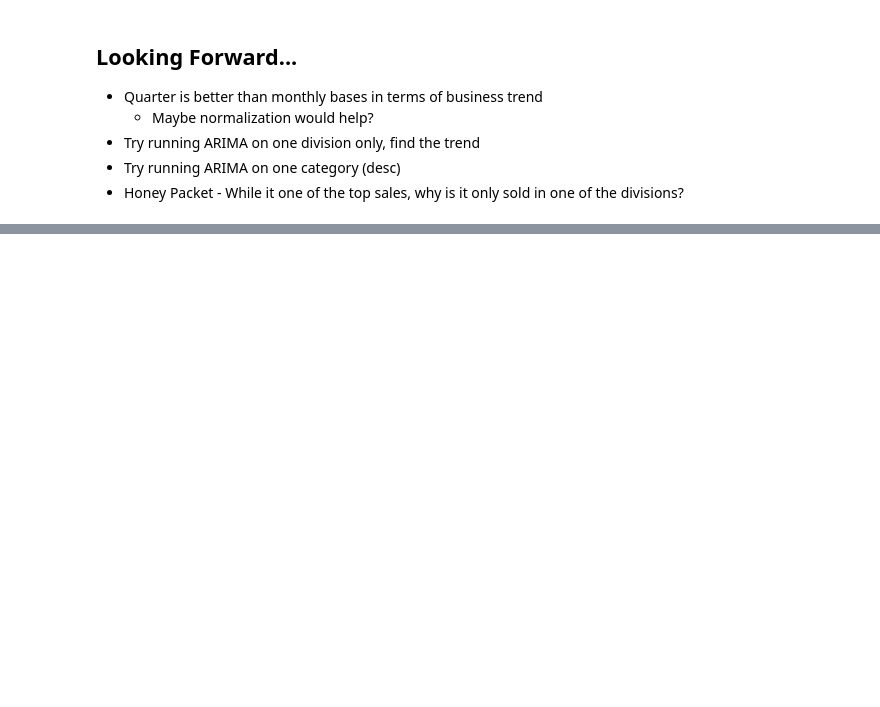
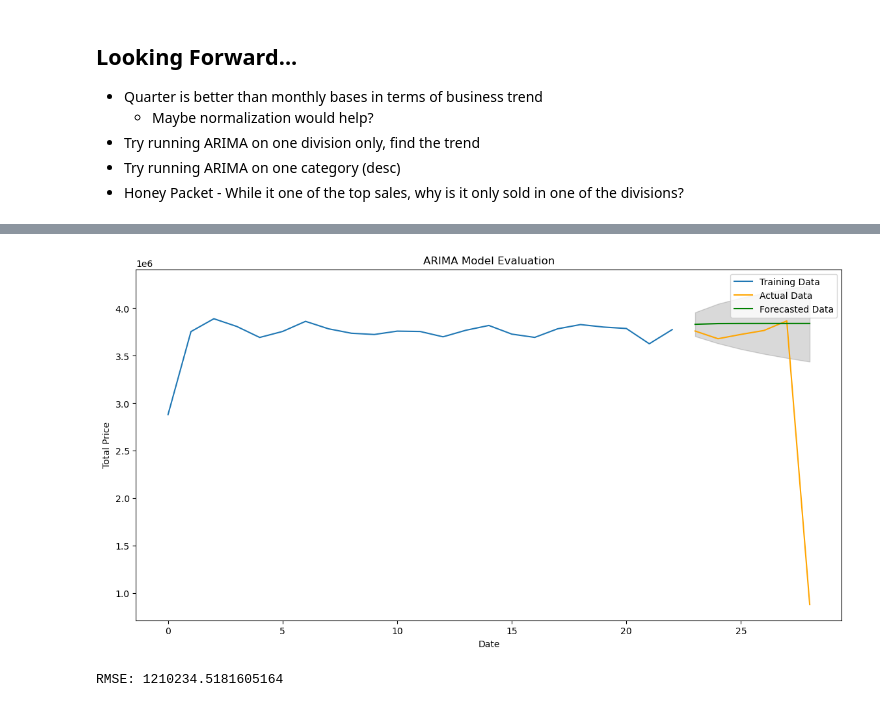
Before and after one commit to owenkyang/Ecommerce-casestudy, a Jupyter notebook: models.ipynb, the cells around one changed output, grey strips where cells are left out. Saved outputs shown, nothing was run; the diff lists cells and outputs as text; code cells hidden in the pictures; blank space fills up the shorter version.

```diff
--- a/models.ipynb
+++ b/models.ipynb
@@ -231,0 +256,37 @@ plt.show()
+# %%
+from sklearn.metrics import mean_squared_error
+from statsmodels.tsa.arima.model import ARIMA
+
+train_size = int(len(quarterly_sales) * 0.8)
+train, test = quarterly_sales[0:train_size], quarterly_sales[train_size:len(quarterly_sales)]
+
+model_train = ARIMA(train['total_price'], order=(1, 1, 1))
+model_train_fit = model_train.fit()
+
+# Forecast on the test dataset
+test_forecast = model_train_fit.get_forecast(steps=len(test))
+test_forecast_series = pd.Series(test_forecast.predicted_mean, index=test.index)
+
+# Calculate the mean squared error
+mse = mean_squared_error(test['total_price'], test_forecast_series)
+rmse = mse**0.5
+
+# Create a plot to compare the forecast with the actual test data
+plt.figure(figsize=(14,7))
+plt.plot(train['total_price'], label='Training Data')
+plt.plot(test['total_price'], label='Actual Data', color='orange')
+plt.plot(test_forecast_series, label='Forecasted Data', color='green')
+plt.fill_between(test.index,
+                 test_forecast.conf_int().iloc[:, 0],
+                 test_forecast.conf_int().iloc[:, 1],
+                 color='k', alpha=.15)
+plt.title('ARIMA Model Evaluation')
+plt.xlabel('Date')
+plt.ylabel('Total Price')
+plt.legend()
+plt.show()
+
+print('RMSE:', rmse)
+# %% [output]
+[figure, added]
+RMSE: 1210234.5181605164
```
Also changed, not shown: parts of 9 cells of this notebook, 1 other file.
